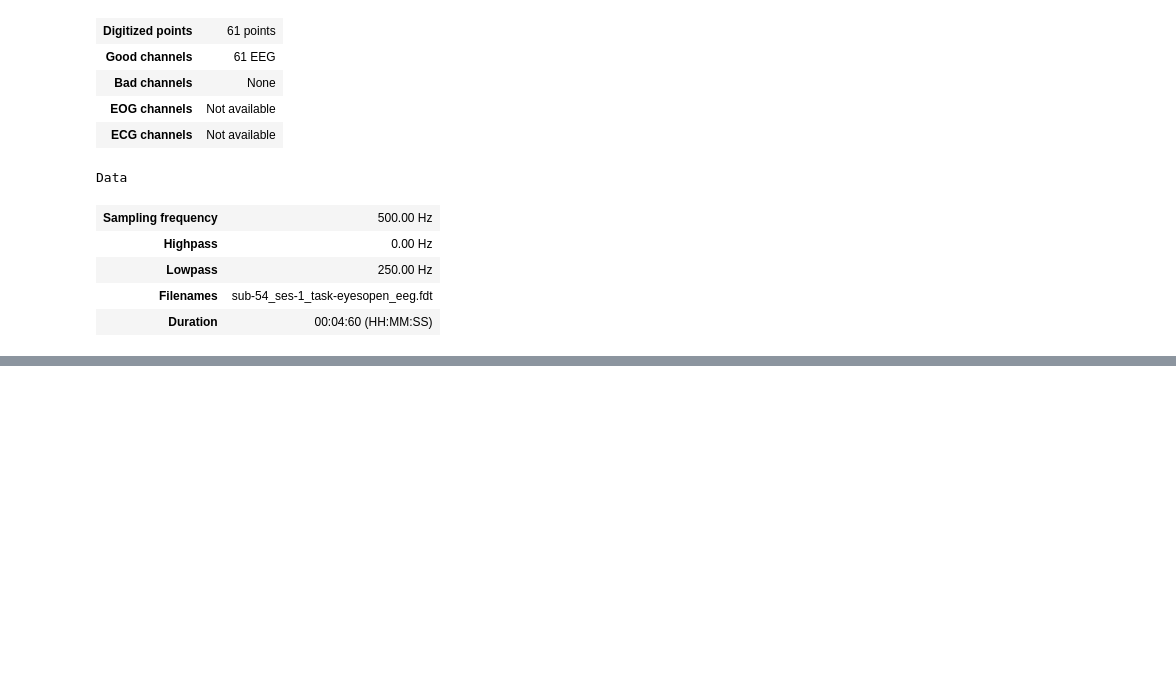
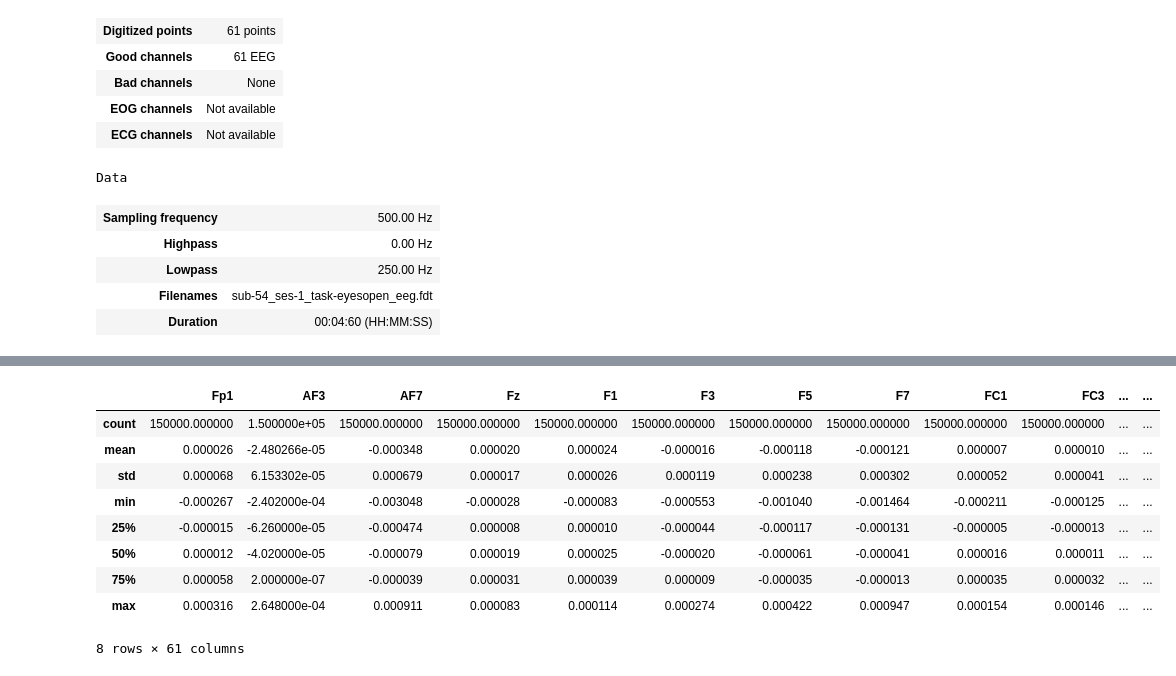
Before and after one commit to intel-comp-saude-ufes/2024-2-P1-sleep-deprivation-classification, a Jupyter notebook: notebooks/01-introduction-to-mne.ipynb, the cells around one changed output, grey strips where cells are left out. Drawn from its saved outputs; the diff is of its cells as text; code cells hidden in the pictures; blank space fills up the shorter version.

```diff
--- a/notebooks/01-introduction-to-mne.ipynb
+++ b/notebooks/01-introduction-to-mne.ipynb
@@ -203,0 +265,13 @@ Data
+# %%
+df.describe()
+# %% [output]
+|  | Fp1 | AF3 | AF7 | Fz | F1 | F3 | F5 | F7 | FC1 | FC3 | ... | ... |
+| count | 150000.000000 | 1.500000e+05 | 150000.000000 | 150000.000000 | 150000.000000 | 150000.000000 | 150000.000000 | 150000.000000 | 150000.000000 | 150000.000000 | ... | ... |
+| mean | 0.000026 | -2.480266e-05 | -0.000348 | 0.000020 | 0.000024 | -0.000016 | -0.000118 | -0.000121 | 0.000007 | 0.000010 | ... | ... |
+| std | 0.000068 | 6.153302e-05 | 0.000679 | 0.000017 | 0.000026 | 0.000119 | 0.000238 | 0.000302 | 0.000052 | 0.000041 | ... | ... |
+| min | -0.000267 | -2.402000e-04 | -0.003048 | -0.000028 | -0.000083 | -0.000553 | -0.001040 | -0.001464 | -0.000211 | -0.000125 | ... | ... |
+| 25% | -0.000015 | -6.260000e-05 | -0.000474 | 0.000008 | 0.000010 | -0.000044 | -0.000117 | -0.000131 | -0.000005 | -0.000013 | ... | ... |
+| 50% | 0.000012 | -4.020000e-05 | -0.000079 | 0.000019 | 0.000025 | -0.000020 | -0.000061 | -0.000041 | 0.000016 | 0.000011 | ... | ... |
+| 75% | 0.000058 | 2.000000e-07 | -0.000039 | 0.000031 | 0.000039 | 0.000009 | -0.000035 | -0.000013 | 0.000035 | 0.000032 | ... | ... |
+| max | 0.000316 | 2.648000e-04 | 0.000911 | 0.000083 | 0.000114 | 0.000274 | 0.000422 | 0.000947 | 0.000154 | 0.000146 | ... | ... |
+8 rows × 61 columns
```
Also changed, not shown: parts of 10 cells of this notebook.
